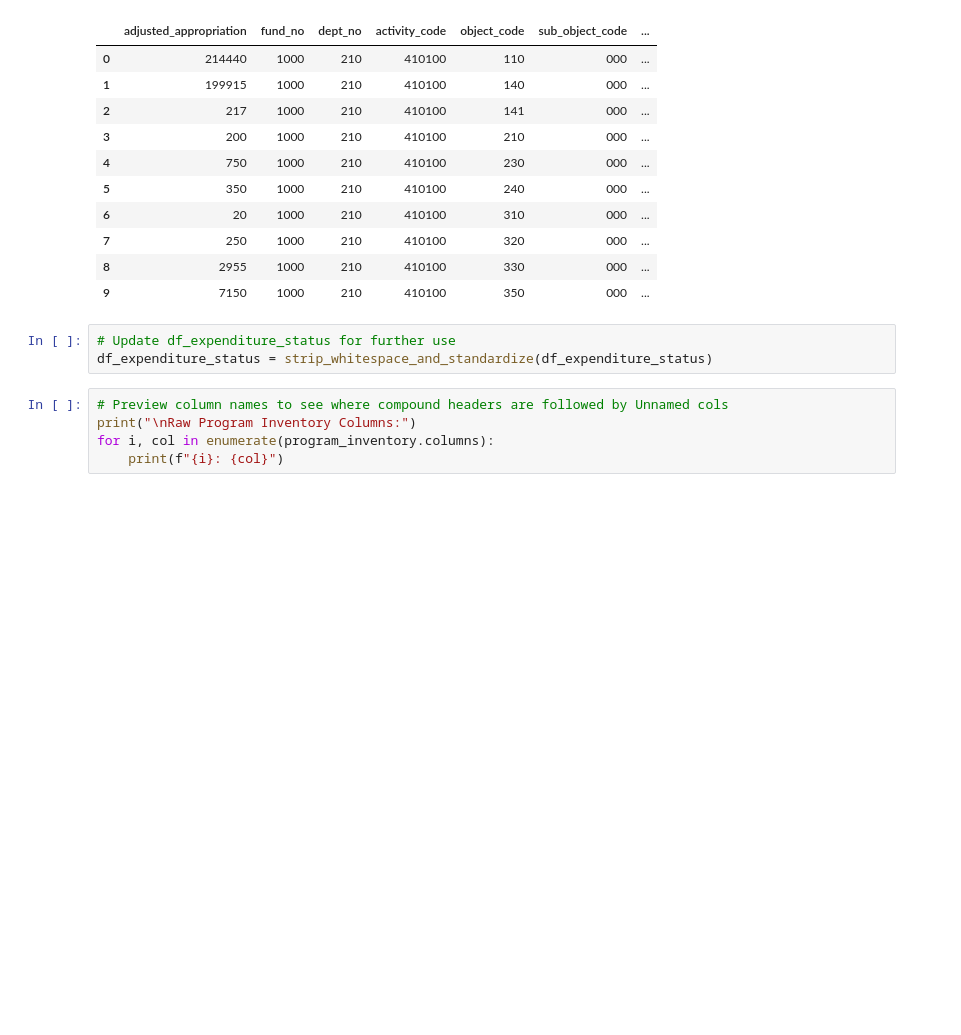
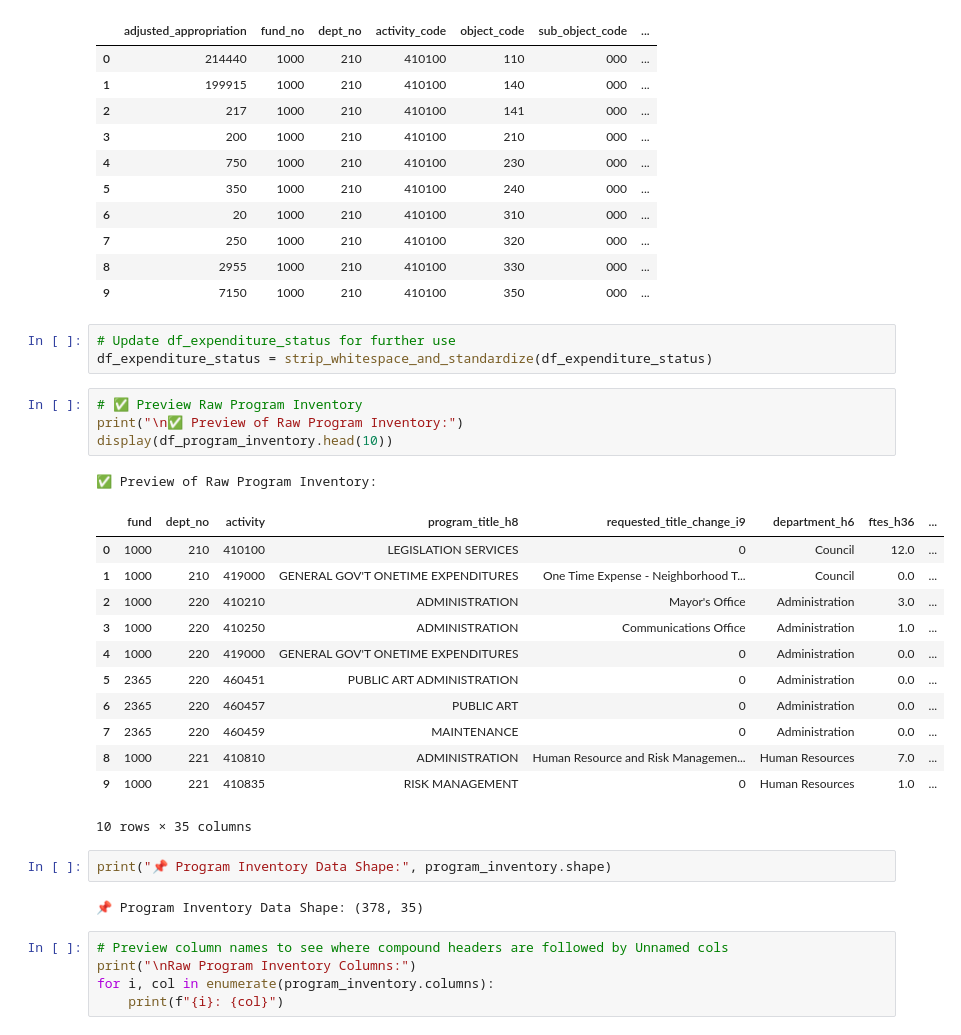
Before and after one commit to breannanpr/CityofMissoulaBudgetCapstone, a Jupyter notebook: citydata_01_cleaning.ipynb, the cells around one changed output. Cells and saved outputs as stored; diff of their text form; blank space fills up the shorter version.

```diff
--- a/citydata_01_cleaning.ipynb
+++ b/citydata_01_cleaning.ipynb
@@ -312,6 +312,28 @@ display(df_expenditure_status.head(10))
 # %%
 # Update df_expenditure_status for further use
 df_expenditure_status = strip_whitespace_and_standardize(df_expenditure_status)
+# %%
+# ✅ Preview Raw Program Inventory
+print("\n✅ Preview of Raw Program Inventory:")
+display(df_program_inventory.head(10))
+# %% [output]
+✅ Preview of Raw Program Inventory:
+|  | fund | dept_no | activity | program_title_h8 | requested_title_change_i9 | department_h6 | ftes_h36 | ... |
+| 0 | 1000 | 210 | 410100 | LEGISLATION SERVICES | 0 | Council | 12.0 | ... |
+| 1 | 1000 | 210 | 419000 | GENERAL GOV'T ONETIME EXPENDITURES | One Time Expense - Neighborhood T... | Council | 0.0 | ... |
+| 2 | 1000 | 220 | 410210 | ADMINISTRATION | Mayor's Office | Administration | 3.0 | ... |
+| 3 | 1000 | 220 | 410250 | ADMINISTRATION | Communications Office | Administration | 1.0 | ... |
+| 4 | 1000 | 220 | 419000 | GENERAL GOV'T ONETIME EXPENDITURES | 0 | Administration | 0.0 | ... |
+| 5 | 2365 | 220 | 460451 | PUBLIC ART ADMINISTRATION | 0 | Administration | 0.0 | ... |
+| 6 | 2365 | 220 | 460457 | PUBLIC ART | 0 | Administration | 0.0 | ... |
+| 7 | 2365 | 220 | 460459 | MAINTENANCE | 0 | Administration | 0.0 | ... |
+| 8 | 1000 | 221 | 410810 | ADMINISTRATION | Human Resource and Risk Managemen... | Human Resources | 7.0 | ... |
+| 9 | 1000 | 221 | 410835 | RISK MANAGEMENT | 0 | Human Resources | 1.0 | ... |
+10 rows × 35 columns
+# %%
+print("📌 Program Inventory Data Shape:", program_inventory.shape)
+# %% [output]
+📌 Program Inventory Data Shape: (378, 35)
 # %%
 # Preview column names to see where compound headers are followed by Unnamed cols
 print("\nRaw Program Inventory Columns:")
```
Also changed, not shown: 12 other files.
